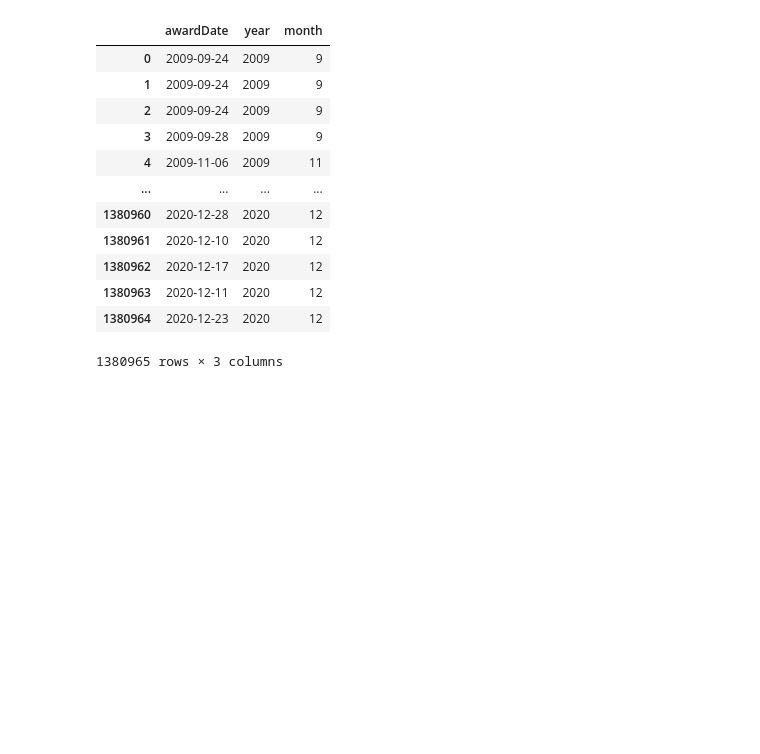
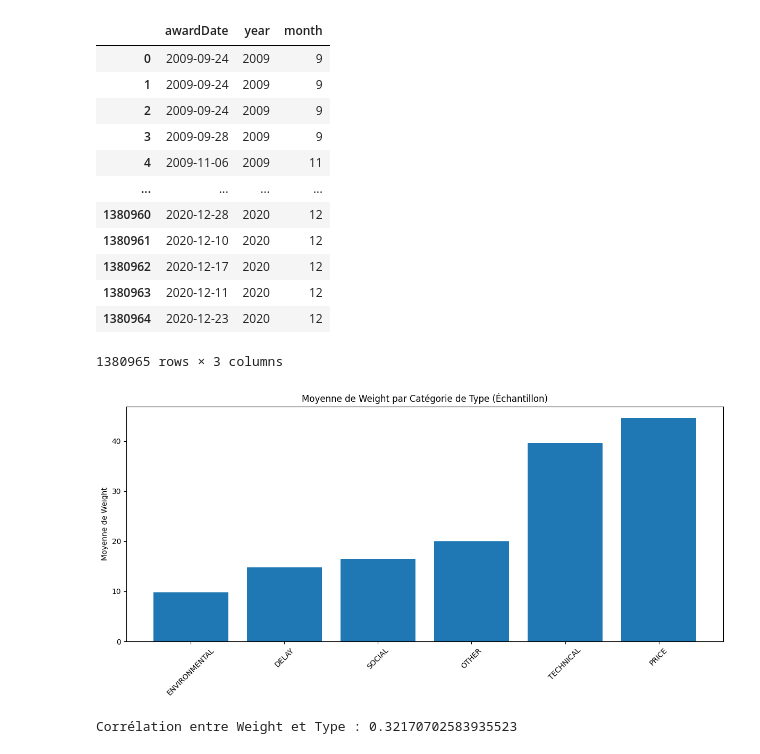
Before and after one commit to abdelhadi-essabri/FOPPA_Project, a Jupyter notebook: 03_analyse_descriptive/criteria.ipynb, the cells around one changed output. Drawn from its saved outputs; the diff is of its cells as text; code cells hidden in the pictures; blank space fills up the shorter version.

```diff
--- a/03_analyse_descriptive/criteria.ipynb
+++ b/03_analyse_descriptive/criteria.ipynb
@@ -332,3 +334,31 @@ type.describe()
 | 1380963 | 2020-12-11 | 2020 | 12 |
 | 1380964 | 2020-12-23 | 2020 | 12 |
 1380965 rows × 3 columns
+# %%
+import matplotlib.pyplot as plt
+
+mean_weights_per_type = Criteria.groupby('type')['weight'].mean()
+
+sorted_types = mean_weights_per_type.sort_values().index
+sorted_means = mean_weights_per_type.sort_values()
+
+plt.figure(figsize=(12, 6))
+plt.bar(range(len(sorted_types)), sorted_means, tick_label=sorted_types)
+
+plt.xticks(rotation=45)
+plt.ylabel('Moyenne de Weight')
+plt.title('Moyenne de Weight par Catégorie de Type (Échantillon)')
+
+plt.tight_layout()
+plt.show()
+# %% [output]
+[figure, added]
+# %%
+Criteria['weight'] = pd.to_numeric(Criteria['weight'], errors='coerce')  # Convertir en type float
+Criteria['type'] = Criteria['type'].astype('category').cat.codes  # Convertir en codes catégoriels
+
+correlation_weight_type = Criteria['weight'].corr(Criteria['type'])
+
+print("Corrélation entre Weight et Type :", correlation_weight_type)
+# %% [output]
+Corrélation entre Weight et Type : 0.32170702583935523
```
Also changed, not shown: parts of 4 cells of this notebook.
